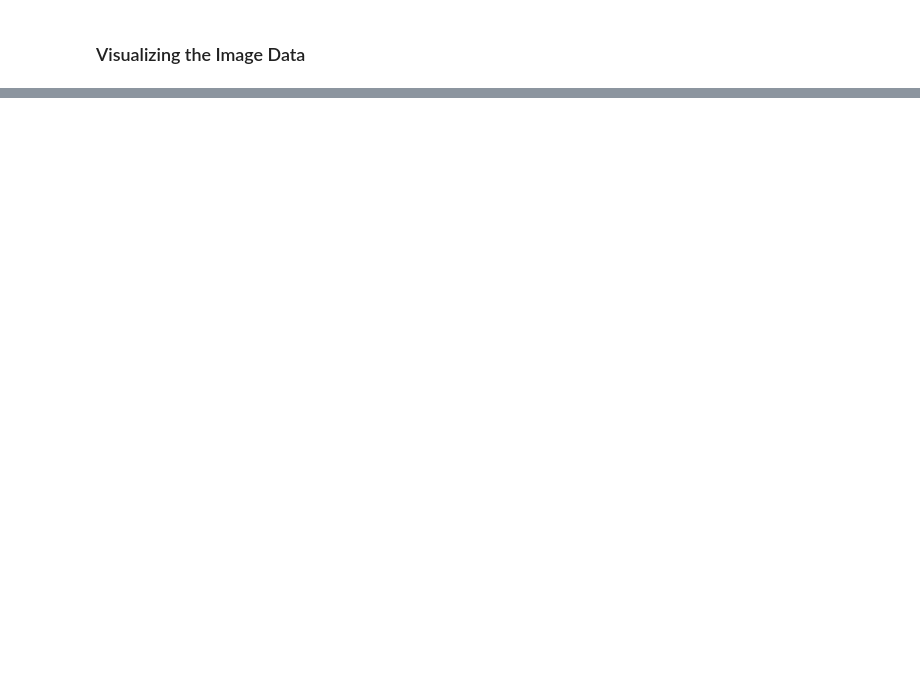
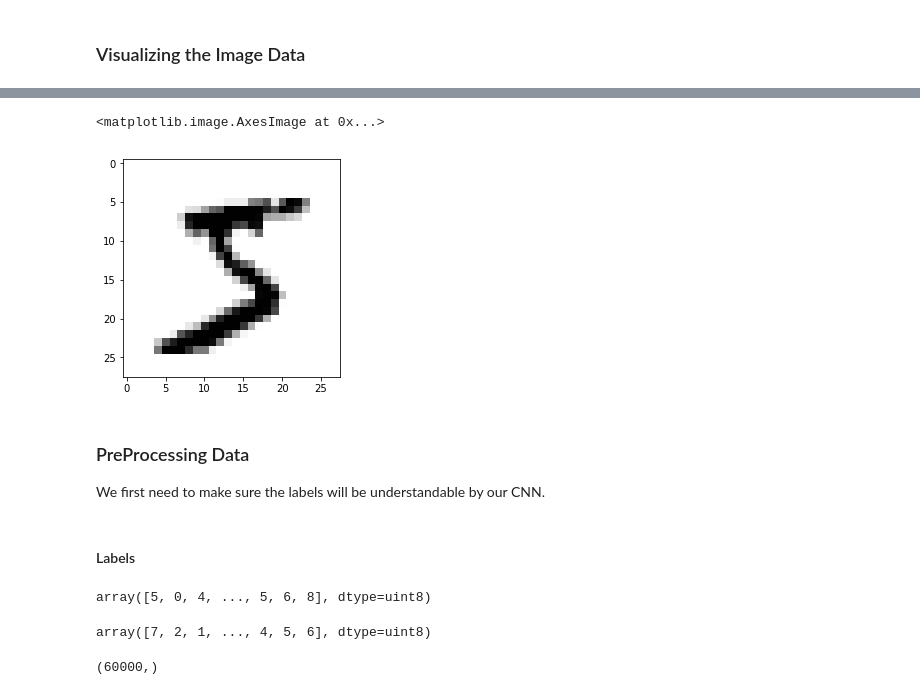
Before and after one commit to AnshMittal1811/Computer-Vision-with-OpenCV-DL, a Jupyter notebook: 07 Deep Learning.ipynb, the cells around one changed output, grey strips where cells are left out. Drawn from its saved outputs; the diff is of its cells as text; code cells hidden in the pictures; blank space fills up the shorter version.

```diff
--- a/07 Deep Learning.ipynb
+++ b/07 Deep Learning.ipynb
@@ -372,0 +388,23 @@ Reshape to include channel dimension (in this case, 1 channel)
+# %%
+plt.imshow(single_image, cmap = 'gray_r')
+# %% [output]
+<matplotlib.image.AxesImage at 0x...>
+[figure, added]
+# %% [markdown]
+### PreProcessing Data
+
+We first need to make sure the labels will be understandable by our CNN.
+# %% [markdown]
+#### Labels
+# %%
+y_train
+# %% [output]
+array([5, 0, 4, ..., 5, 6, 8], dtype=uint8)
+# %%
+y_test
+# %% [output]
+array([7, 2, 1, ..., 4, 5, 6], dtype=uint8)
+# %%
+y_train.shape
+# %% [output]
+(60000,)
```
Also changed, not shown: parts of 101 cells of this notebook, 2 other files.
